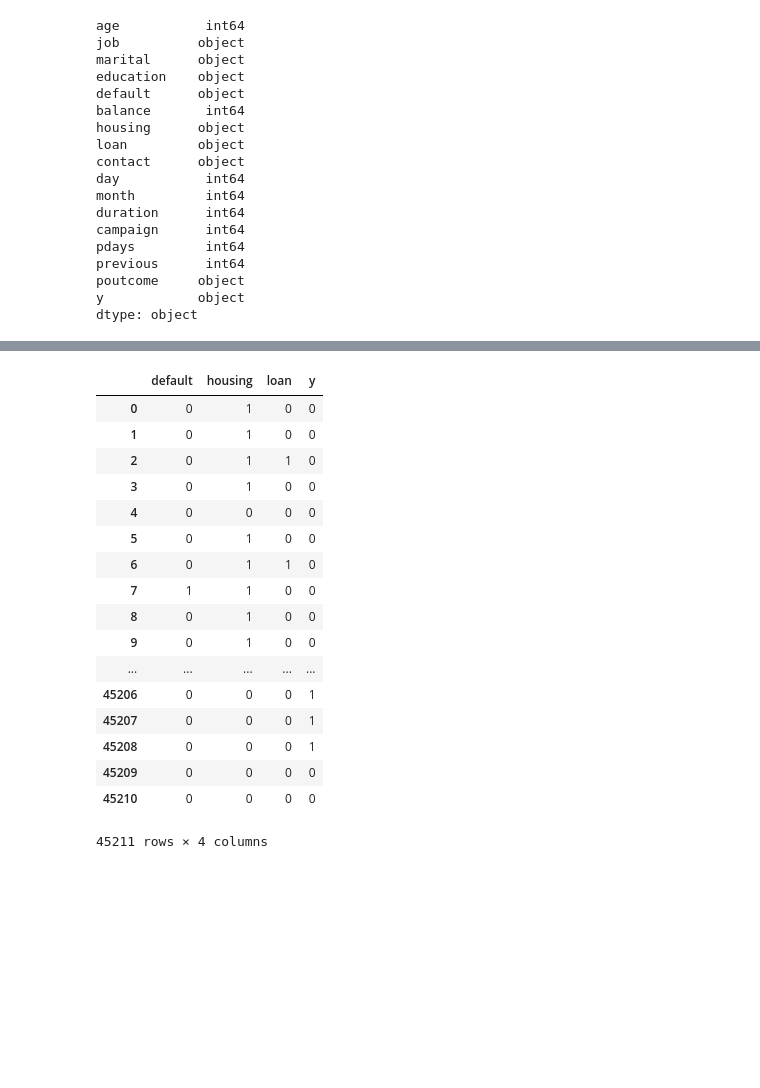
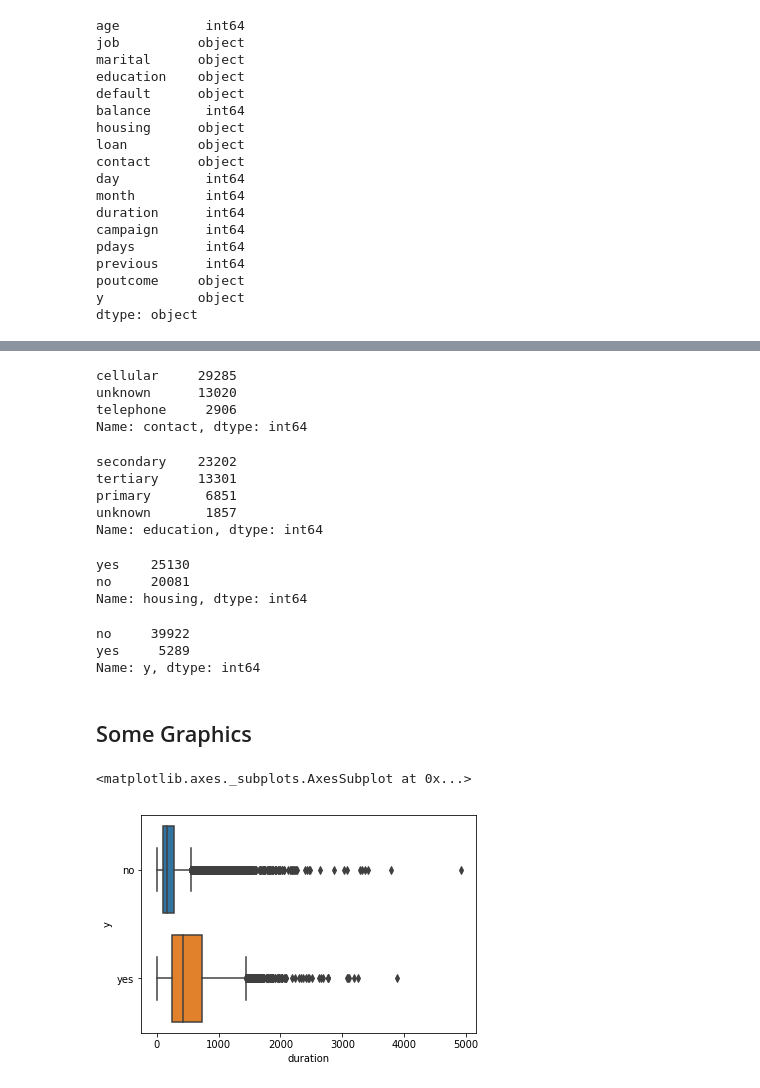
Before and after one commit to greicefreitas/Pandas, a Jupyter notebook: Loading Files.ipynb, the cells around one changed output, grey strips where cells are left out. Cells and saved outputs as stored; diff of their text form; code cells hidden in the pictures; blank space fills up the shorter version.

```diff
--- a/Loading Files.ipynb
+++ b/Loading Files.ipynb
@@ -146,11 +146,3 @@ previous      int64
 poutcome     object
 y            object
 dtype: object
-# %%
-# No/Yes to 0/1
-# Columns: default, housing, loan, y
-D_y_n = {'yes': 1, 'no': 0}
-df['default'].replace(to_replace = D_y_n,  inplace=True)
-df['housing'].replace(to_replace = D_y_n,  inplace=True)
-df['loan'].replace(to_replace = D_y_n,  inplace=True)
-df['y'].replace(to_replace = D_y_n,  inplace=True)
@@ -156,0 +168,7 @@ df['y'].replace(to_replace = D_y_n,  inplace=True)
+# %%
+#Grouping age in 4 bins
+import numpy as np
+bins = np.linspace(min(df['age']), max(df['age']), 4)
+print('max = ',  max(df['age']), 'min = ', min(df['age']))
+group_names = ["young", "adult", "senior"]
+df['age_binned'] = pd.cut(df['age'], bins, labels = group_names, include_lowest = 'true')
@@ -157,21 +204,29 @@ df['y'].replace(to_replace = D_y_n,  inplace=True)
+# %%
+df['contact'].value_counts()
+# %% [output]
+cellular     29285
+unknown      13020
+telephone     2906
+Name: contact, dtype: int64
+# %%
+df['education'].value_counts()
+# %% [output]
+secondary    23202
+tertiary     13301
+primary       6851
+unknown       1857
+Name: education, dtype: int64
 # %%
-df[['default', 'housing', 'loan', 'y']]
+df['housing'].value_counts()
 # %% [output]
-|  | default | housing | loan | y |
-| 0 | 0 | 1 | 0 | 0 |
-| 1 | 0 | 1 | 0 | 0 |
-| 2 | 0 | 1 | 1 | 0 |
-| 3 | 0 | 1 | 0 | 0 |
-| 4 | 0 | 0 | 0 | 0 |
-| 5 | 0 | 1 | 0 | 0 |
-| 6 | 0 | 1 | 1 | 0 |
-| 7 | 1 | 1 | 0 | 0 |
-| 8 | 0 | 1 | 0 | 0 |
-| 9 | 0 | 1 | 0 | 0 |
-| ... | ... | ... | ... | ... |
-| 45206 | 0 | 0 | 0 | 1 |
-| 45207 | 0 | 0 | 0 | 1 |
-| 45208 | 0 | 0 | 0 | 1 |
-| 45209 | 0 | 0 | 0 | 0 |
-| 45210 | 0 | 0 | 0 | 0 |
-45211 rows × 4 columns
+yes    25130
+no     20081
+Name: housing, dtype: int64
+# %%
+df['y'].value_counts()
+# %% [output]
+no     39922
+yes     5289
+Name: y, dtype: int64
+# %% [markdown]
+## Some Graphics
@@ -177,0 +235,6 @@ df[['default', 'housing', 'loan', 'y']]
+# %%
+#Does the call lenght matters?
+sns.boxplot(x = 'duration', y = 'y', data = df)
+# %% [output]
+<matplotlib.axes._subplots.AxesSubplot at 0x...>
+[figure, added]
```
Also changed, not shown: parts of 10 cells of this notebook.
